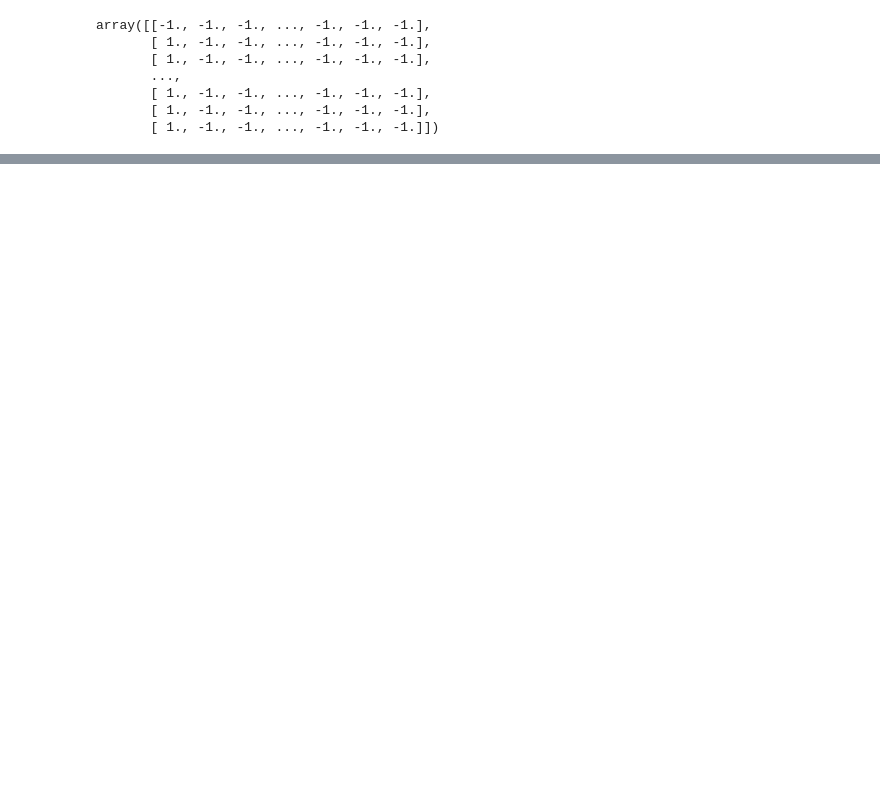
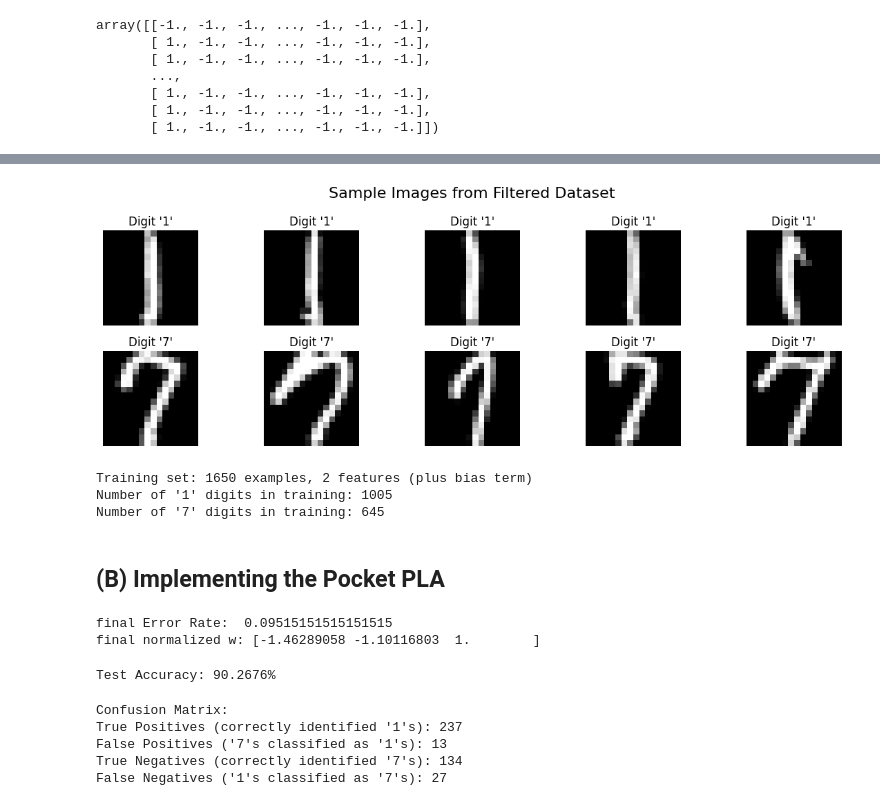
Before and after one commit to korisnik-samson/data-fusion_feature-extraction, a Jupyter notebook: dffe_hw2/HW2 Samson Offorjindu.ipynb, the cells around one changed output, grey strips where cells are left out. Cells and saved outputs as stored; diff of their text form; code cells hidden in the pictures; blank space fills up the shorter version.

```diff
--- a/dffe_hw2/HW2 Samson Offorjindu.ipynb
+++ b/dffe_hw2/HW2 Samson Offorjindu.ipynb
@@ -438,0 +487,39 @@ ValueError: cannot reshape array of size 420750 into shape (16,16)
+# %%
+# I WANTED TO HAVE A LOOK AT WHAT THE IMAGES LOOKED LIKE
+
+plt.figure(figsize=(12, 4))
+plt.suptitle("Sample Images from Filtered Dataset", fontsize=16)
+
+# Plot some examples of digit '1'
+for i in range(5):
+    plt.subplot(2, 5, i + 1)
+
+    # Find indices of rows with label 1
+    indices_1 = np.where(train_filtered[:, 0] == 1)[0]
+
+    # Select a random index
+    idx = indices_1[i]
+
+    # Reshape the 256 pixels to a 16x16 image
+    img = train_filtered[idx, 1:].reshape(16, 16)
+
+    plt.imshow(img, cmap='gray')
+    plt.title(f"Digit '1'")
+    plt.axis('off')
+
+# Plot some examples of digit '7'
+for i in range(5):
+    plt.subplot(2, 5, i + 6)
+    indices_7 = np.where(train_filtered[:, 0] == -1)[0]
+
+    idx = indices_7[i]
+    img = train_filtered[idx, 1:].reshape(16, 16)
+
+    plt.imshow(img, cmap='gray')
+    plt.title(f"Digit '7'")
+    plt.axis('off')
+
+plt.tight_layout()  # Adjust layout to make room for suptitle
+plt.show()
+# %% [output]
+[figure, added]
@@ -438,0 +538,23 @@ ValueError: cannot reshape array of size 420750 into shape (16,16)
+# %%
+print(f"Training set: {X_train_a.shape[0]} examples, {X_train_a.shape[1] - 1} features (plus bias term)")
+print(f"Number of '1' digits in training: {np.sum(y_train_a == 1)}")
+print(f"Number of '7' digits in training: {np.sum(y_train_a == -1)}")
+# %% [output]
+Training set: 1650 examples, 2 features (plus bias term)
+Number of '1' digits in training: 1005
+Number of '7' digits in training: 645
+# %% [markdown]
+## (B) Implementing the Pocket PLA
+# %%
+best_weights, w_ts, what_ts, test_w_ts, test_what_ts, final_error = linear_models.pocket_algo(
+    train_dataset_a, dim=2, max_it=10000, print_out=True, test_points=test_dataset_a
+)
+# %% [output]
+final Error Rate:  0.09515151515151515
+final normalized w: [-1.46289058 -1.10116803  1.        ]
+# %%
+test_predictions = np.sign(np.dot(X_test_a, best_weights))
+test_accuracy = np.mean(test_predictions == y_test_a)
+print(f"Test Accuracy: {test_accuracy * 100:.4f}%")
+# %% [output]
+Test Accuracy: 90.2676%
@@ -438,0 +567,12 @@ ValueError: cannot reshape array of size 420750 into shape (16,16)
+# %%
+print("\nConfusion Matrix:")
+print(f"True Positives (correctly identified '1's): {TP}")
+print(f"False Positives ('7's classified as '1's): {FP}")
+print(f"True Negatives (correctly identified '7's): {TN}")
+print(f"False Negatives ('1's classified as '7's): {FN}")
+# %% [output]
+Confusion Matrix:
+True Positives (correctly identified '1's): 237
+False Positives ('7's classified as '1's): 13
+True Negatives (correctly identified '7's): 134
+False Negatives ('1's classified as '7's): 27
```
Also changed, not shown: parts of 21 cells of this notebook.
